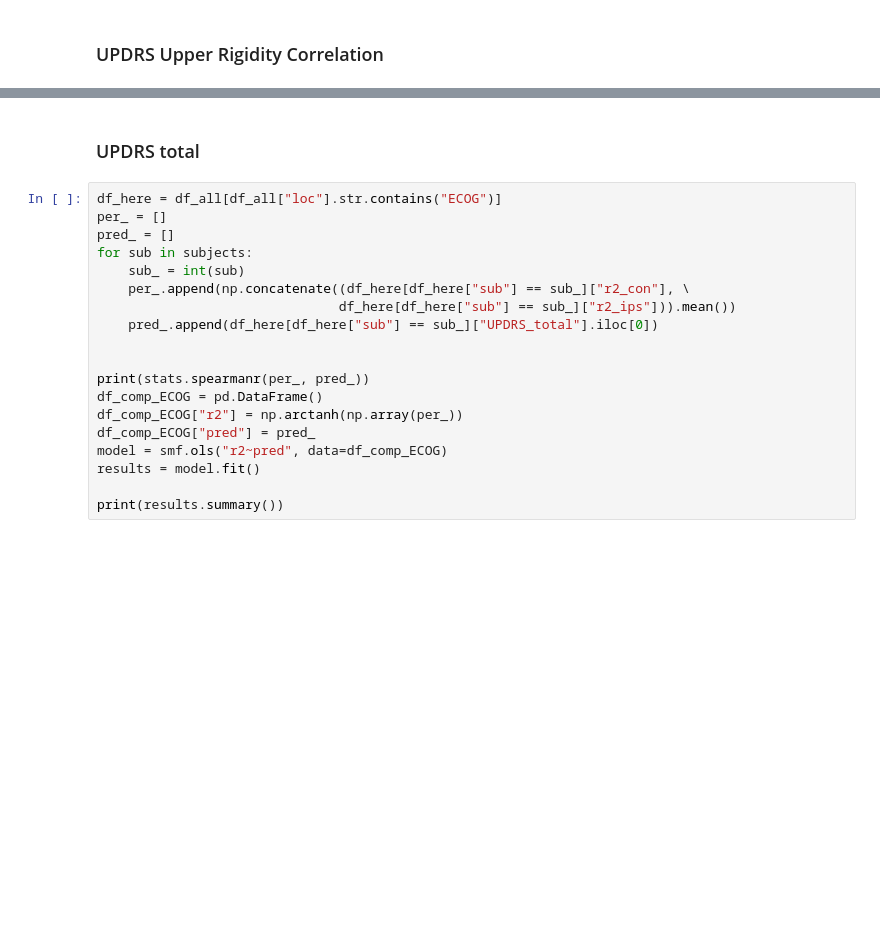
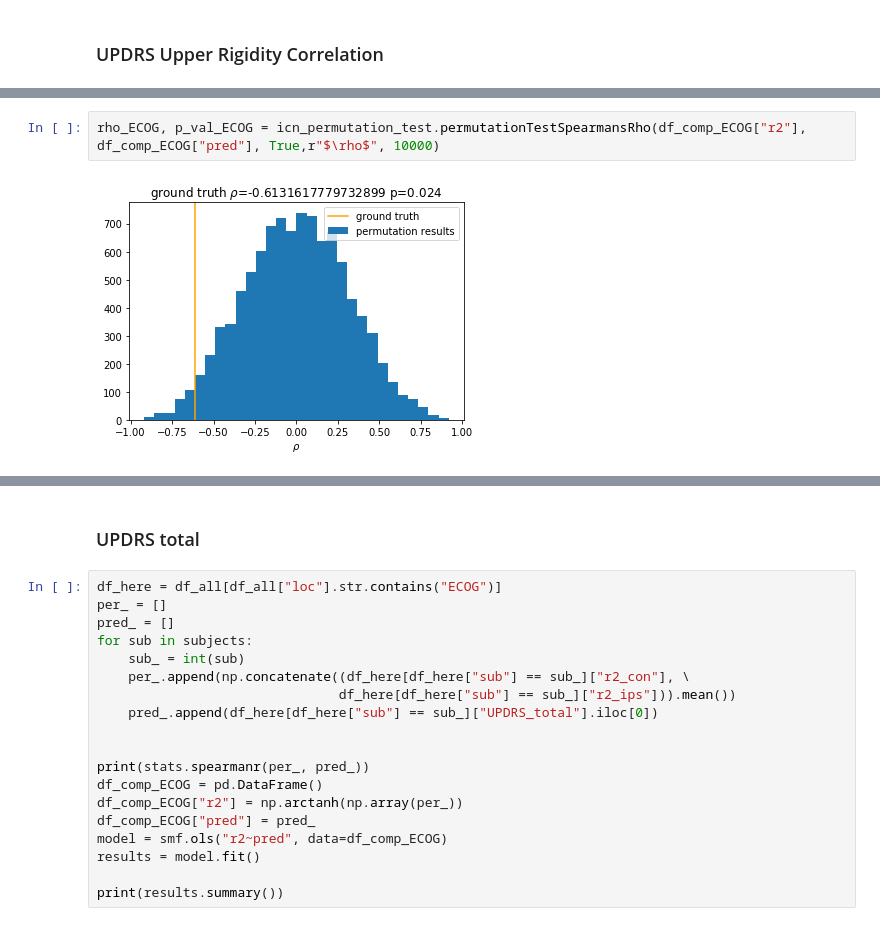
Before and after one commit to neuromodulation/icn, a Jupyter notebook: ECOG_vs_STN/Results_Analysis/stat_paper.ipynb, the cells around one changed output, grey strips where cells are left out. Cells and saved outputs as stored; diff of their text form; blank space fills up the shorter version.

```diff
--- a/ECOG_vs_STN/Results_Analysis/stat_paper.ipynb
+++ b/ECOG_vs_STN/Results_Analysis/stat_paper.ipynb
@@ -166,3 +163,7 @@ Covariance Type:            nonrobust
 
 Warnings:
 [1] Standard Errors assume that the covariance matrix of the errors is correctly specified.
+# %%
+rho_ECOG, p_val_ECOG = icn_permutation_test.permutationTestSpearmansRho(df_comp_ECOG["r2"], df_comp_ECOG["pred"], True,r"$\rho$", 10000)
+# %% [output]
+[figure, added]
```
Also changed, not shown: parts of 71 cells of this notebook, 4 other files.
